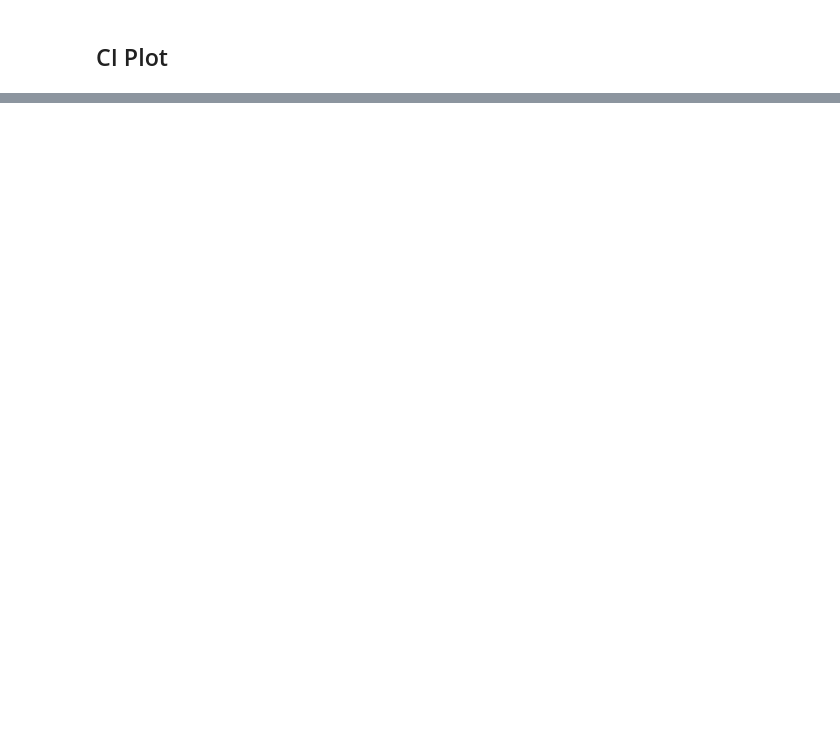
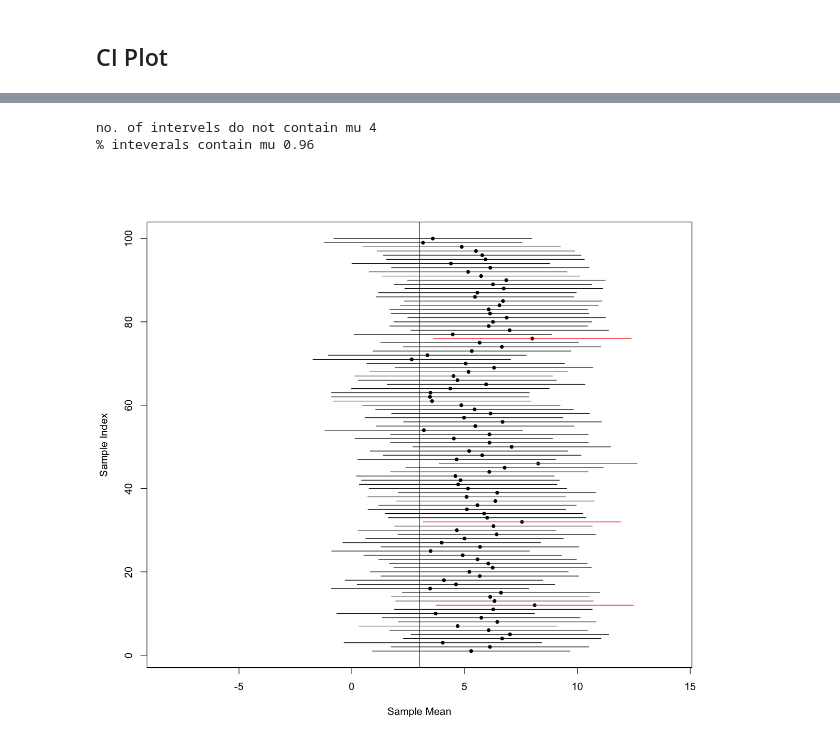
Before and after one commit to trankhanhtk/Statistics-with-R, a Jupyter notebook: Robustness_of_Classical_Confidence_Intervals.ipynb, the cells around one changed output, grey strips where cells are left out. Saved outputs shown, nothing was run; the diff lists cells and outputs as text; code cells hidden in the pictures; blank space fills up the shorter version.

```diff
--- a/Robustness_of_Classical_Confidence_Intervals.ipynb
+++ b/Robustness_of_Classical_Confidence_Intervals.ipynb
@@ -97,0 +100,40 @@ no. of intervels do not contain mu 24
+# %%
+mu = 3
+sigma = 5
+
+n_samples = 100
+n = 20 # sample size
+
+generate_contaminated_samples = function (n_samples, c) {
+    eta = rexp(n_samples, 1/sigma) - 1/sigma
+    xi = rnorm(n_samples, 0, sigma)
+    b = rbinom(n_samples, 1, c)
+    y = rep(NA, n_samples)
+
+    for (i in 1:n_samples) {
+        if (b[i] == 1) {
+            y[i] = mu + eta[i]
+        } else {
+            y[i] = mu + xi[i]
+        }
+    }
+
+    return(y)
+}
+
+cis_contaminated_dist = function (n_samples, c) {
+    mx = matrix(generate_contaminated_samples(n_samples * n, c), ncol=n)
+    cis_l = cis_u = rep(NA, n_samples)
+    x_bars = rep(NA, n_samples)
+
+    for (i in 1:n_samples) {
+        x_bar = mean(mx[i,])
+        x_bars[i] = x_bar
+
+        z_a2 = qnorm(alpha/2, 0, 1, lower.tail=F)
+        cis_l[i] = x_bar - z_a2 * std
+        cis_u[i] = x_bar + z_a2 * std
+    }
+
+    return(data.frame(x_bars=x_bars, cis_l=cis_l, cis_u=cis_u))
+}
@@ -97,0 +146,6 @@ no. of intervels do not contain mu 24
+# %%
+plot_intervals(cis_contaminated_dist(n_samples, .5))
+# %% [output]
+no. of intervels do not contain mu 4
+% inteverals contain mu 0.96
+[figure, added]
```
Also changed, not shown: parts of 6 cells of this notebook.
